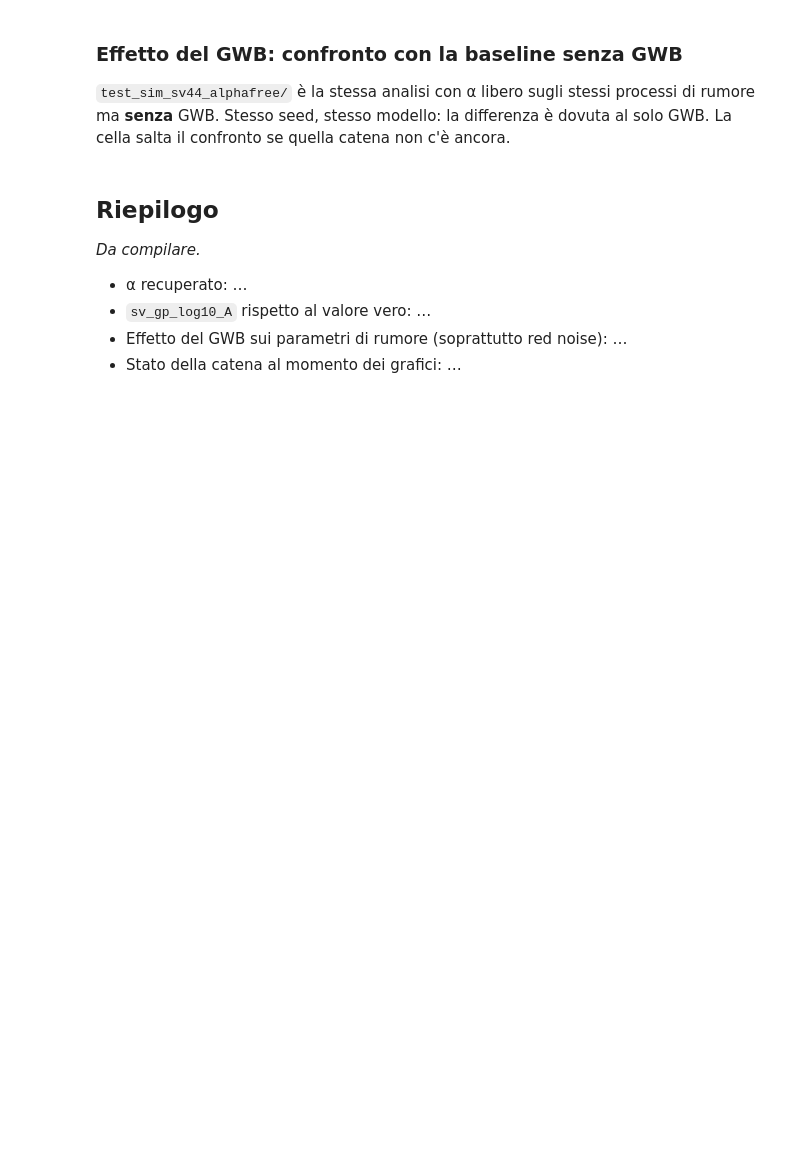
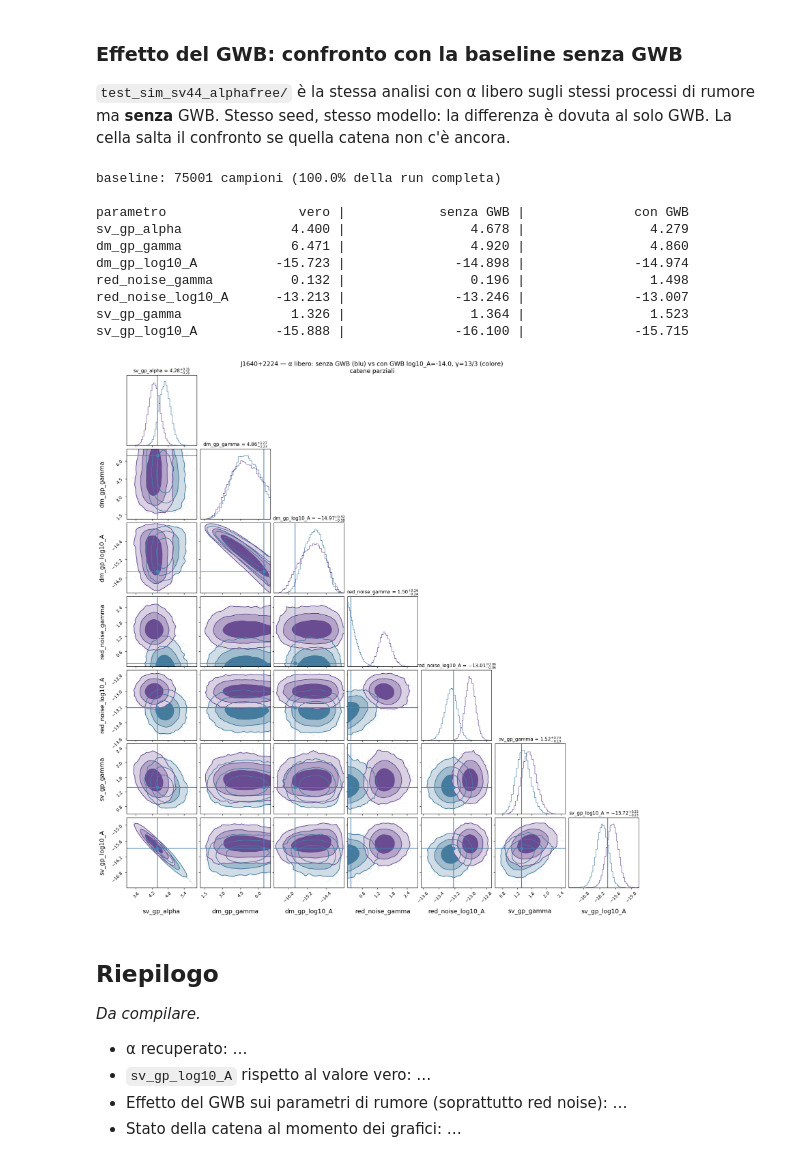
Before and after one commit to caivanolorenzo35-design/Tesi-PTA, a Jupyter notebook: 13_GWB_A140_sv44_alpha_libero.ipynb, the cells around one changed output. Saved outputs shown, nothing was run; the diff lists cells and outputs as text; code cells hidden in the pictures; blank space fills up the shorter version.

```diff
--- a/13_GWB_A140_sv44_alpha_libero.ipynb
+++ b/13_GWB_A140_sv44_alpha_libero.ipynb
@@ -297,7 +299,9 @@ Finished 0.10 percent (0.10 percent of new work) in 65.255432 s Acceptance rate
 
 Prodotta dallo script. Se stai leggendo una catena ancora in corso, il numero di campioni è minore di 75.000 e i grafici vanno letti come indicativi.
 # %%
-chain_gwb140 = np.loadtxt('./test_gwb_A140_sv44_alphafree/chain_1.txt')
+# catena COMPLETA (10^6 iterazioni) prodotta su mithrandir;
+# per tornare a quella parziale fatta sul Mac, togliere il suffisso _ws dal percorso
+chain_gwb140 = np.loadtxt('./test_gwb_A140_sv44_alphafree_ws/chain_1.txt')
 n_tot = len(chain_gwb140)
 chain_gwb140 = chain_gwb140[n_tot//4:, :-4]          # 25% di burn-in, via le 4 colonne diagnostiche
 print(f'righe nel file: {n_tot}  ->  campioni usati: {len(chain_gwb140)}  ({100*n_tot/100000:.1f}% della run completa)')
@@ -394,9 +417,11 @@ fig.savefig('corner_gwb_A140_sv44_alphafree_degenerazione.png', dpi=150, bbox_in
 
 `test_sim_sv44_alphafree/` è la stessa analisi con α libero sugli stessi processi di rumore ma **senza** GWB. Stesso seed, stesso modello: la differenza è dovuta al solo GWB. La cella salta il confronto se quella catena non c'è ancora.
 # %%
+# catena COMPLETA (10^6 iterazioni) prodotta su mithrandir;
+# per tornare a quella parziale fatta sul Mac, togliere il suffisso _ws dal percorso
 import os
 
-base_path = './test_sim_sv44_alphafree/chain_1.txt'
+base_path = './test_sim_sv44_alphafree_ws/chain_1.txt'
 if not os.path.exists(base_path):
     print('baseline assente, confronto saltato:', base_path)
 else:
@@ -420,33 +445,45 @@ else:
     title_fmt='.2f',
     label_kwargs={'fontsize': 14},
     title_kwargs={'fontsize': 11},
     hist_kwargs={'density': True},
     fill_contours=True,
     levels=(0.68, 0.95, 0.997),
     smooth=1.0,
     bins=40,
         color='#457B9D',
     )
     corner.corner(
         chain_gwb140,
         labels=clean_labels,
         truths=truth_values,
     show_titles=True,
     title_fmt='.2f',
     label_kwargs={'fontsize': 14},
     title_kwargs={'fontsize': 11},
     hist_kwargs={'density': True},
     fill_contours=True,
     levels=(0.68, 0.95, 0.997),
     smooth=1.0,
     bins=40,
         color='#6A4C93',
         fig=fig
     )
     fig.set_size_inches(18, 18)
     fig.suptitle('J1640+2224 — α libero: senza GWB (blu) vs con GWB log10_A=-14.0, γ=13/3 (colore)\ncatene parziali',
                  fontsize=14, y=1.00)
     fig.savefig('corner_alphafree_senza_vs_gwb_A140.png', dpi=150, bbox_inches='tight')
+# %% [output]
+baseline: 75001 campioni (100.0% della run completa)
+
+parametro                 vero |            senza GWB |              con GWB
+sv_gp_alpha              4.400 |                4.678 |                4.279
+dm_gp_gamma              6.471 |                4.920 |                4.860
+dm_gp_log10_A          -15.723 |              -14.898 |              -14.974
+red_noise_gamma          0.132 |                0.196 |                1.498
+red_noise_log10_A      -13.213 |              -13.246 |              -13.007
+sv_gp_gamma              1.326 |                1.364 |                1.523
+sv_gp_log10_A          -15.888 |              -16.100 |              -15.715
+[figure, added]
 # %% [markdown]
 ## Riepilogo
 
```
Also changed, not shown: parts of 9 cells of this notebook, 17 other files.
